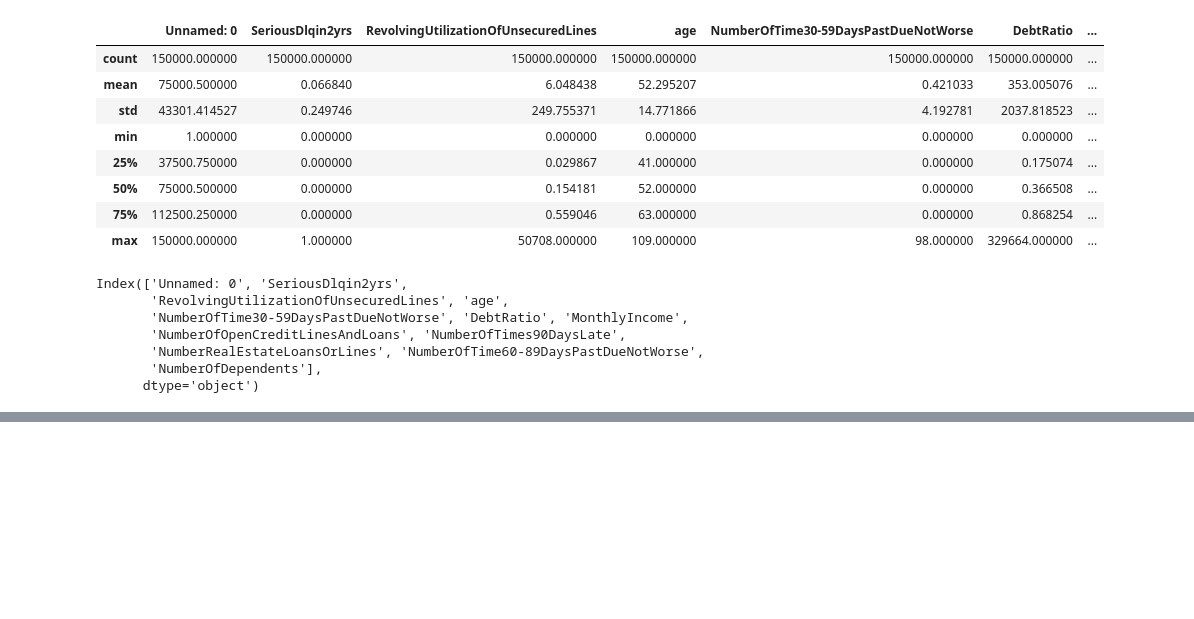
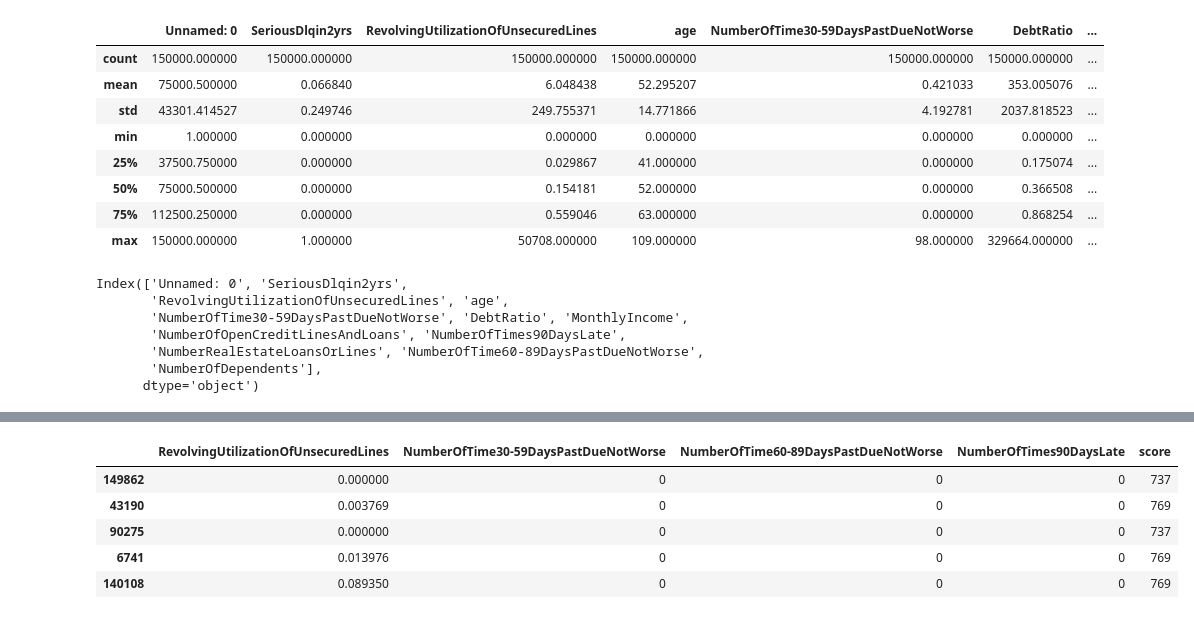
Before and after one commit to ChungChinKei/Model_Demo, a Jupyter notebook: lr_woe.ipynb, the cells around one changed output, grey strips where cells are left out. Drawn from its saved outputs; the diff is of its cells as text; code cells hidden in the pictures; blank space fills up the shorter version.

```diff
--- a/lr_woe.ipynb
+++ b/lr_woe.ipynb
@@ -409,0 +341,38 @@ calculate_score_with_card(bad_sample,score_card,A)
+# %%
+def map_value_to_bin(feature_value,feature_to_bin):
+    for idx, row in feature_to_bin.iterrows():
+        bins = str(row['bin'])
+        binnings = bins[1:-1].split(',')
+        if feature_value > float(binnings[0]) and feature_value <= float(binnings[1]):
+            return row['bin']
+    return None
+
+def map_to_score(df,score_card):
+    scored_columns = list(score_card['feature'].unique())       #feature_cols
+    score = 0
+    for col in scored_columns:
+#         print(col)
+        feature_to_bin = score_card[score_card['feature']==col]
+        feature_value = df[col]
+        selected_bin = map_value_to_bin(feature_value,feature_to_bin) #转df分桶为评分
+#         print(selected_bin)
+        selected_record_in_scorecard = feature_to_bin[feature_to_bin['bin'] == selected_bin]
+        score += selected_record_in_scorecard['score'].iloc[0]
+#         print(score)
+    return score
+
+def calculate_score_with_card(df,score_card,A):
+    df['score'] = df.apply(map_to_score,args=(score_card,),axis=1)
+    df['score'] = df['score']+A
+    df['score'] = df['score'].astype(int)
+    return df
+# %%
+good_sample = df[df['SeriousDlqin2yrs']==0][feature_cols].sample(5, random_state=1)
+calculate_score_with_card(good_sample,score_card,A)
+# %% [output]
+|  | RevolvingUtilizationOfUnsecuredLines | NumberOfTime30-59DaysPastDueNotWorse | NumberOfTime60-89DaysPastDueNotWorse | NumberOfTimes90DaysLate | score |
+| 149862 | 0.000000 | 0 | 0 | 0 | 737 |
+| 43190 | 0.003769 | 0 | 0 | 0 | 769 |
+| 90275 | 0.000000 | 0 | 0 | 0 | 737 |
+| 6741 | 0.013976 | 0 | 0 | 0 | 769 |
+| 140108 | 0.089350 | 0 | 0 | 0 | 769 |
```
Also changed, not shown: parts of 44 cells of this notebook.
